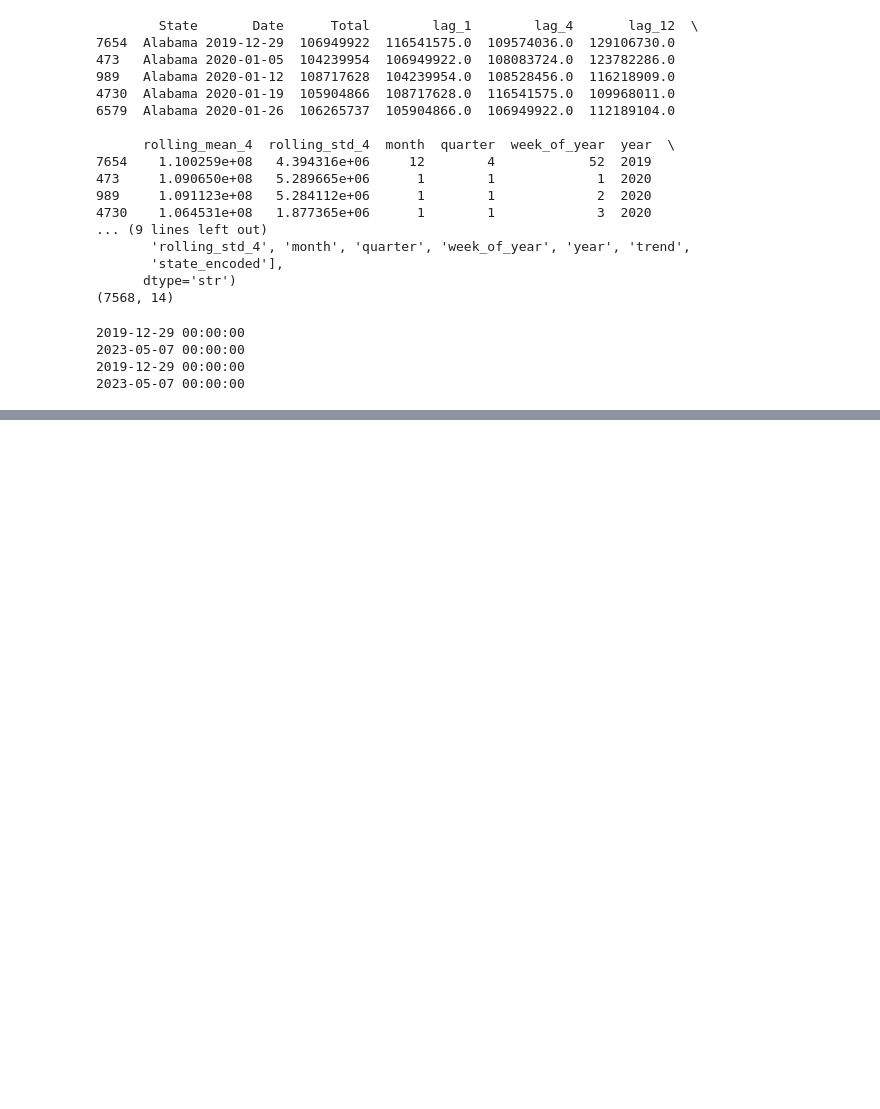
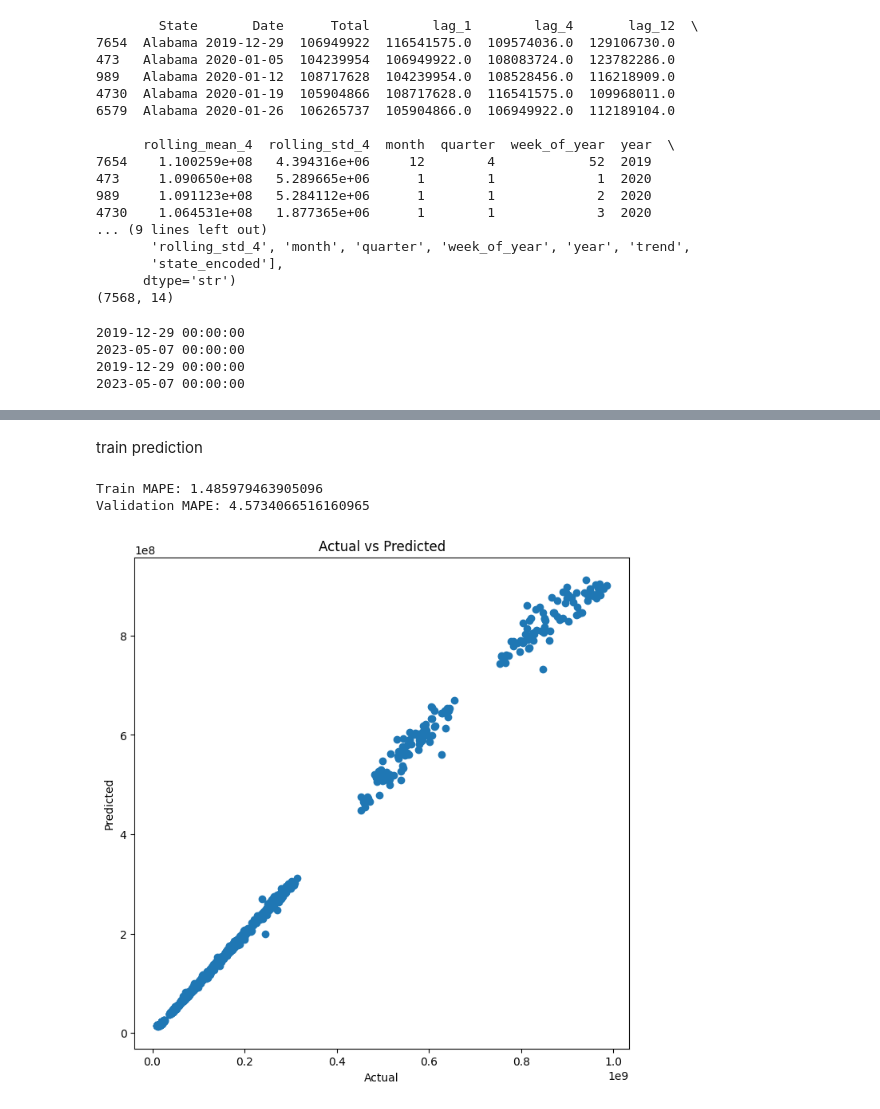
Before and after one commit to Kartikey1884/sales-forecasting-ml, a Jupyter notebook: notebooks/02_feature_engineering.ipynb, the cells around one changed output, grey strips where cells are left out. Saved outputs shown, nothing was run; the diff lists cells and outputs as text; code cells hidden in the pictures; blank space fills up the shorter version.

```diff
--- a/notebooks/02_feature_engineering.ipynb
+++ b/notebooks/02_feature_engineering.ipynb
@@ -262,0 +391,2 @@ valid_df.to_csv(
+# %% [markdown]
+train prediction
@@ -262,0 +400,20 @@ valid_df.to_csv(
+# %%
+print("Train MAPE:", train_mape * 100)
+
+print("Validation MAPE:", mape * 100)
+# %% [output]
+Train MAPE: 1.485979463905096
+Validation MAPE: 4.5734066516160965
+# %%
+plt.figure(figsize=(8,8))
+
+plt.scatter(y_valid, y_pred)
+
+plt.xlabel("Actual")
+plt.ylabel("Predicted")
+
+plt.title("Actual vs Predicted")
+
+plt.show()
+# %% [output]
+[figure, added]
```
Also changed, not shown: parts of 19 cells of this notebook.
